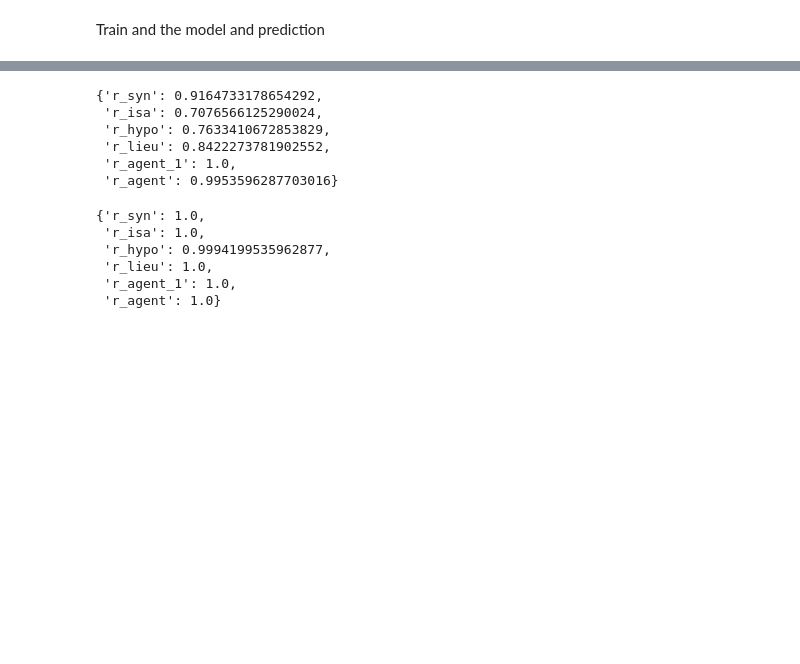
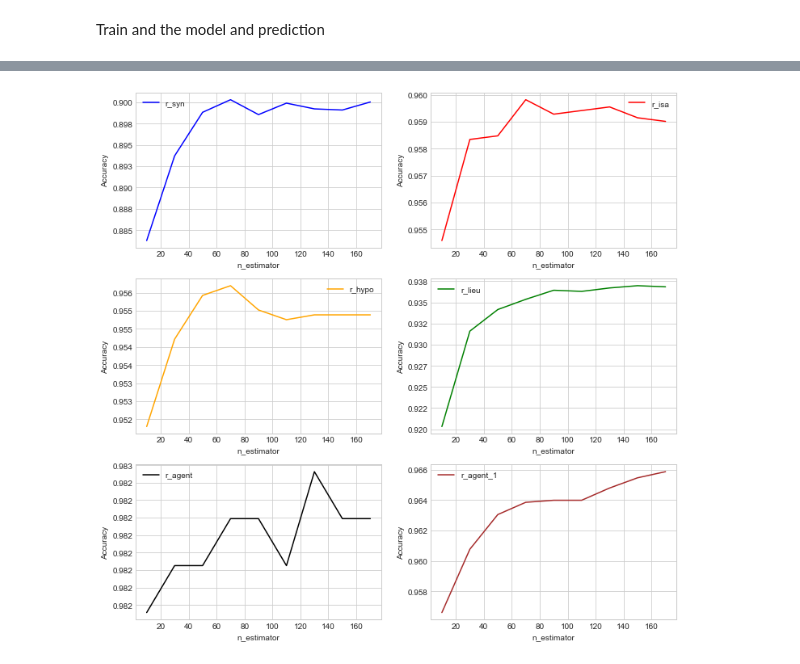
Before and after one commit to mehdi-mirzapour/JDM_Graph_Embedding, a Jupyter notebook: node2vec.ipynb, the cells around one changed output, grey strips where cells are left out. Saved outputs shown, nothing was run; the diff lists cells and outputs as text; code cells hidden in the pictures; blank space fills up the shorter version.

```diff
--- a/node2vec.ipynb
+++ b/node2vec.ipynb
@@ -383,18 +439,0 @@ for feature in features:
-# %%
-model_scores_test
-# %% [output]
-{'r_syn': 0.9164733178654292,
- 'r_isa': 0.7076566125290024,
- 'r_hypo': 0.7633410672853829,
- 'r_lieu': 0.8422273781902552,
- 'r_agent_1': 1.0,
- 'r_agent': 0.9953596287703016}
-# %%
-model_scores_train
-# %% [output]
-{'r_syn': 1.0,
- 'r_isa': 1.0,
- 'r_hypo': 0.9994199535962877,
- 'r_lieu': 1.0,
- 'r_agent_1': 1.0,
- 'r_agent': 1.0}
@@ -400,0 +495,47 @@ model_scores_train
+# %%
+fig, axs = plt.subplots(3, 2,figsize=(12,12))
+
+axs[0][0].plot(range(10,180,20), [rf_model_scores_test['r_syn'][i] for i in range(10,180,20)],color='blue',label='r_syn')
+axs[0][1].plot(range(10,180,20), [rf_model_scores_test['r_isa'][i] for i in range(10,180,20)],color='red',label='r_isa')
+
+axs[1][0].plot(range(10,180,20), [rf_model_scores_test['r_hypo'][i] for i in range(10,180,20)],color='orange',label='r_hypo')
+axs[1][1].plot(range(10,180,20), [rf_model_scores_test['r_lieu'][i] for i in range(10,180,20)],color='green',label='r_lieu')
+
+axs[2][0].plot(range(10,180,20), [rf_model_scores_test['r_agent'][i] for i in range(10,180,20)],color='black',label='r_agent')
+axs[2][1].plot(range(10,180,20), [rf_model_scores_test['r_agent_1'][i] for i in range(10,180,20)],color='brown',label='r_agent_1')
+
+from matplotlib.ticker import FormatStrFormatter
+axs[0][0].yaxis.set_major_formatter(FormatStrFormatter("%.3f"))
+axs[0][1].yaxis.set_major_formatter(FormatStrFormatter("%.3f"))
+axs[1][0].yaxis.set_major_formatter(FormatStrFormatter("%.3f"))
+axs[1][1].yaxis.set_major_formatter(FormatStrFormatter("%.3f"))
+axs[2][0].yaxis.set_major_formatter(FormatStrFormatter("%.3f"))
+axs[2][1].yaxis.set_major_formatter(FormatStrFormatter("%.3f"))
+
+
+axs[0][0].set_ylabel('Accuracy')
+axs[0][1].set_ylabel('Accuracy')
+axs[1][0].set_ylabel('Accuracy')
+axs[1][1].set_ylabel('Accuracy')
+axs[2][0].set_ylabel('Accuracy')
+axs[2][1].set_ylabel('Accuracy')
+
+axs[0][0].set_xlabel('n_estimator')
+axs[0][1].set_xlabel('n_estimator')
+axs[1][0].set_xlabel('n_estimator')
+axs[1][1].set_xlabel('n_estimator')
+axs[2][0].set_xlabel('n_estimator')
+axs[2][1].set_xlabel('n_estimator')
+
+axs[0][0].legend()
+axs[0][1].legend()
+
+axs[1][0].legend()
+axs[1][1].legend()
+
+axs[2][0].legend()
+axs[2][1].legend()
+
+fig.savefig('n_estimator_optimization.jpg')
+# %% [output]
+[figure, added]
```
Also changed, not shown: parts of 6 cells of this notebook, 8 other files.
